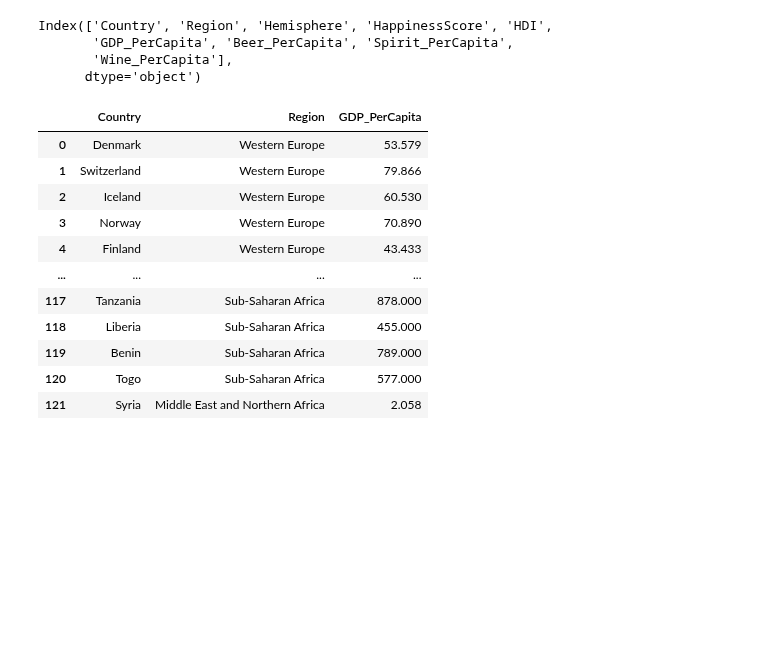
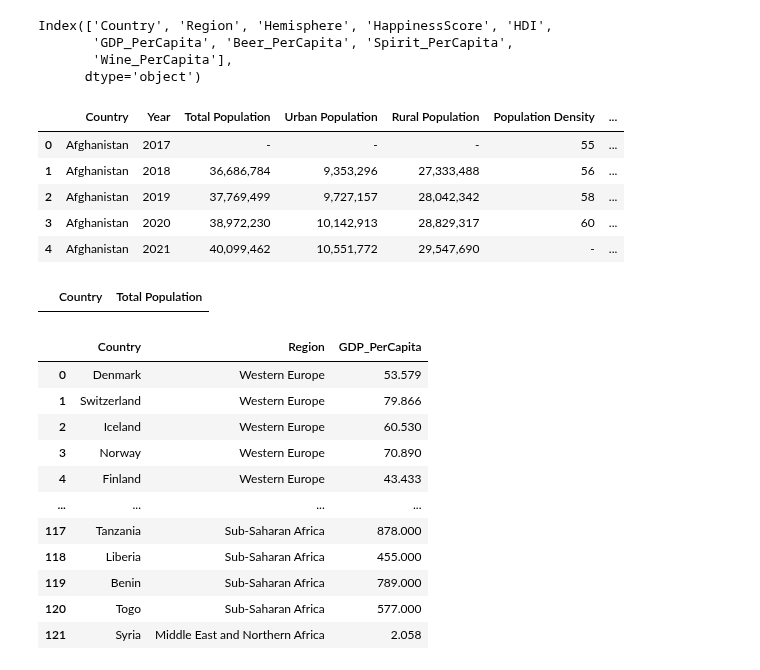
Before and after one commit to mattcaseycpa/project1, a Jupyter notebook: project.ipynb, the cells around one changed output. Cells and saved outputs as stored; diff of their text form; code cells hidden in the pictures; blank space fills up the shorter version.

Commit message:
Adding population data (and partially cleaning it) yet to be merged

```diff
--- a/project.ipynb
+++ b/project.ipynb
@@ -50,6 +71,48 @@ Index(['Country', 'Region', 'Hemisphere', 'HappinessScore', 'HDI',
        'GDP_PerCapita', 'Beer_PerCapita', 'Spirit_PerCapita',
        'Wine_PerCapita'],
       dtype='object')
+# %%
+#importing Population Data
+population_df=pd.read_csv("Data/Population Data/Global Population Trends(2016-2022).csv")
+population_df.head()
+# population_df.dropna
+# %% [output]
+|  | Country | Year | Total Population | Urban Population | Rural Population | Population Density | ... |
+| 0 | Afghanistan | 2017 | - | - | - | 55 | ... |
+| 1 | Afghanistan | 2018 | 36,686,784 | 9,353,296 | 27,333,488 | 56 | ... |
+| 2 | Afghanistan | 2019 | 37,769,499 | 9,727,157 | 28,042,342 | 58 | ... |
+| 3 | Afghanistan | 2020 | 38,972,230 | 10,142,913 | 28,829,317 | 60 | ... |
+| 4 | Afghanistan | 2021 | 40,099,462 | 10,551,772 | 29,547,690 | - | ... |
+# %%
+#we only want the data from the following countries
+selected_countries={"Country":['Denmark', 'Switzerland', 'Iceland', 'Norway', 'Finland', 'Canada',
+       'Netherlands', 'New Zealand', 'Australia', 'Sweden', 'Israel',
+       'Austria', 'United States', 'Costa Rica', 'Germany', 'Brazil',
+       'Belgium', 'Ireland', 'Luxembourg', 'Mexico', 'Singapore',
+       'United Kingdom', 'Chile', 'Panama', 'Argentina', 'Czech Republic',
+       'United Arab Emirates', 'Uruguay', 'Malta', 'Colombia', 'France',
+       'Thailand', 'Qatar', 'Spain', 'Guatemala', 'Suriname', 'Bahrain',
+       'Trinidad and Tobago', 'Venezuela', 'Slovakia', 'El Salvador',
+       'Nicaragua', 'Uzbekistan', 'Italy', 'Ecuador', 'Belize', 'Japan',
+       'Kazakhstan', 'Moldova', 'Russian Federation', 'Poland',
+       'South Korea', 'Bolivia', 'Lithuania', 'Belarus', 'Slovenia',
+       'Peru', 'Turkmenistan', 'Mauritius', 'Latvia', 'Cyprus',
+       'Paraguay', 'Romania', 'Estonia', 'Jamaica', 'Croatia', 'Turkey',
+       'Jordan', 'Azerbaijan', 'Philippines', 'China', 'Kyrgyzstan',
+       'Serbia', 'Bosnia and Herzegovina', 'Montenegro',
+       'Dominican Republic', 'Morocco', 'Hungary', 'Lebanon', 'Portugal',
+       'Macedonia', 'Vietnam', 'Tunisia', 'Greece', 'Mongolia', 'Nigeria',
+       'Honduras', 'Zambia', 'Albania', 'Sierra Leone', 'Namibia',
+       'Cameroon', 'South Africa', 'Egypt', 'Armenia', 'Kenya', 'Ukraine',
+       'Ghana', 'Dem. Rep. Congo', 'Georgia', 'Rep. Congo', 'Senegal',
+       'Bulgaria', 'Zimbabwe', 'Malawi', 'Gabon', 'Mali', 'Haiti',
+       'Botswana', 'Comoros', "Cote d'Ivoire", 'Cambodia', 'Angola',
+       'Niger', 'Chad', 'Burkina Faso', 'Madagascar', 'Tanzania',
+       'Liberia', 'Benin', 'Togo', 'Syria']}
+filtered_pop_df = population_df[(population_df['Year'] == 2017) & (population_df['Country'].isin(selected_countries))][['Country', 'Total Population']]
+filtered_pop_df.head()
+# %% [output]
+|  | Country | Total Population |
 # %%
 #Analysing GDP
 gdp_df=data_df[["Country","Region","GDP_PerCapita"]].copy()
```
Also changed, not shown: parts of 2 cells of this notebook, 1 other file.
